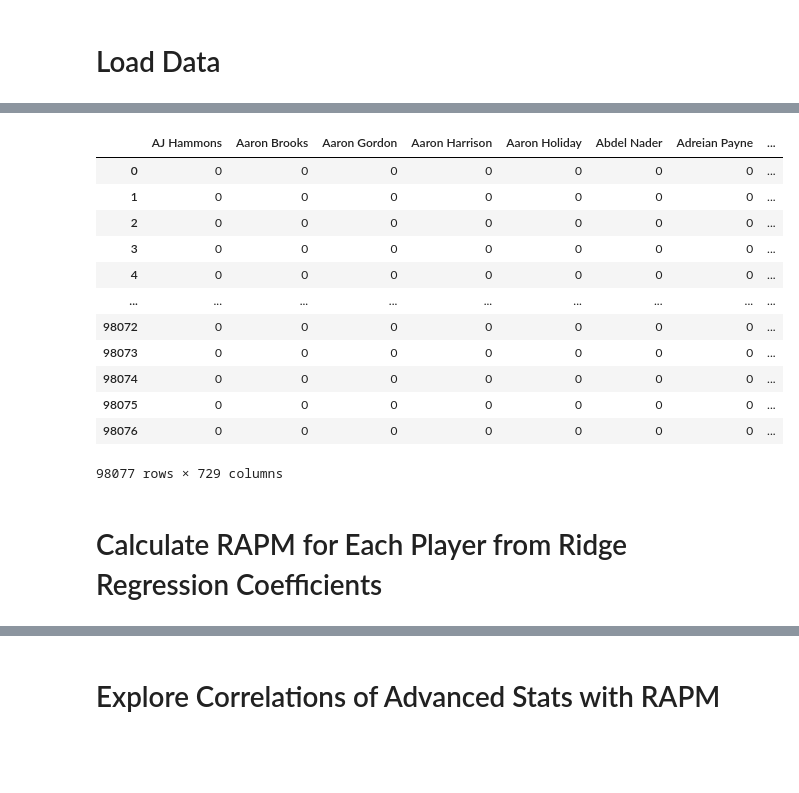
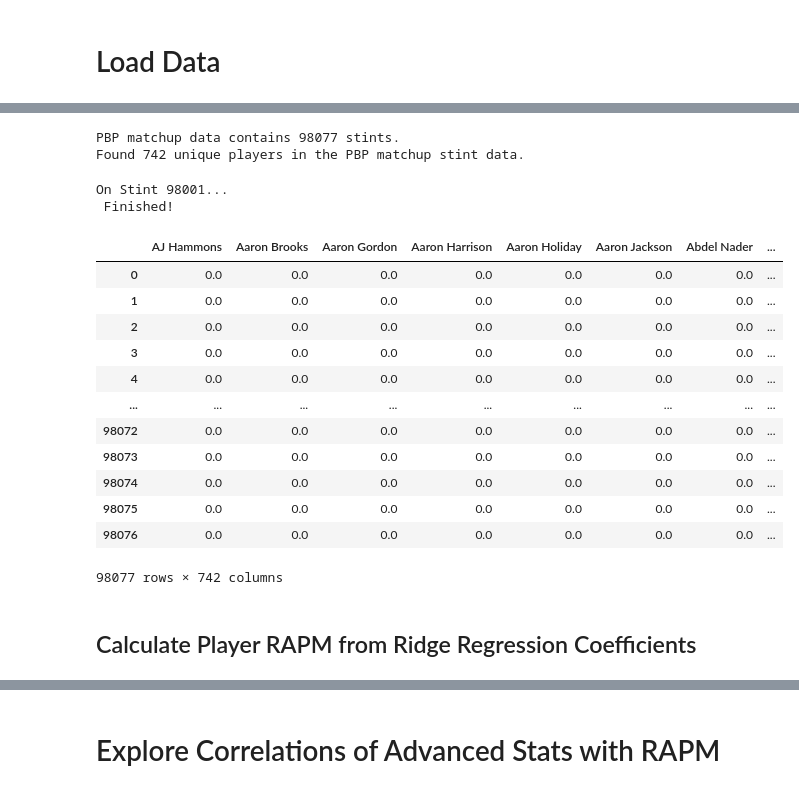
Before and after one commit to jecutter/nba-data-models, a Jupyter notebook: Data_Modeling/RAPM_Ridge_Regression.ipynb, the cells around one changed output, grey strips where cells are left out. Drawn from its saved outputs; the diff is of its cells as text; code cells hidden in the pictures; blank space fills up the shorter version.

```diff
--- a/Data_Modeling/RAPM_Ridge_Regression.ipynb
+++ b/Data_Modeling/RAPM_Ridge_Regression.ipynb
@@ -70,0 +189,4 @@ df
+# %%
+# Grab dataset containing plus-minus data for each matchup stint over all games
+df_stint = pd.read_csv('../NBA_Matchup_PlusMinus.csv', index_col=0)
+df_stint
@@ -121,20 +229,33 @@ On Stint 98001...
+# %%
+print('PBP matchup data contains', len(df_stint), 'stints.')
+df_stint_players = GetPlayerList(df_stint)
+print('Found', len(df_stint_players), 'unique players in the PBP matchup stint data.')
+f_players, f_dfp_ind, f_df_stint_ind = np.intersect1d(dfp_players, df_stint_players, return_indices=True)
+# %% [output]
+PBP matchup data contains 98077 stints.
+Found 742 unique players in the PBP matchup stint data.
+# %%
+rapm_matrix, matchup_pm_ph = GenerateMatchupMatrix(df_stint, df_stint_players)
+# %% [output]
+On Stint 98001...
+ Finished!
 # %%
-df_rapm = pd.DataFrame(rapm_matrix, columns=player_arr)
-df_rapm.to_csv('NBA_RAPM_Data.csv')
+df_rapm = pd.DataFrame(rapm_matrix, columns=df_stint_players)
+#df_rapm.to_csv('NBA_RAPM_Data.csv')
 df_rapm
 # %% [output]
-|  | AJ Hammons | Aaron Brooks | Aaron Gordon | Aaron Harrison | Aaron Holiday | Abdel Nader | Adreian Payne | ... |
-| 0 | 0 | 0 | 0 | 0 | 0 | 0 | 0 | ... |
-| 1 | 0 | 0 | 0 | 0 | 0 | 0 | 0 | ... |
-| 2 | 0 | 0 | 0 | 0 | 0 | 0 | 0 | ... |
-| 3 | 0 | 0 | 0 | 0 | 0 | 0 | 0 | ... |
-| 4 | 0 | 0 | 0 | 0 | 0 | 0 | 0 | ... |
+|  | AJ Hammons | Aaron Brooks | Aaron Gordon | Aaron Harrison | Aaron Holiday | Aaron Jackson | Abdel Nader | ... |
+| 0 | 0.0 | 0.0 | 0.0 | 0.0 | 0.0 | 0.0 | 0.0 | ... |
+| 1 | 0.0 | 0.0 | 0.0 | 0.0 | 0.0 | 0.0 | 0.0 | ... |
+| 2 | 0.0 | 0.0 | 0.0 | 0.0 | 0.0 | 0.0 | 0.0 | ... |
+| 3 | 0.0 | 0.0 | 0.0 | 0.0 | 0.0 | 0.0 | 0.0 | ... |
+| 4 | 0.0 | 0.0 | 0.0 | 0.0 | 0.0 | 0.0 | 0.0 | ... |
 | ... | ... | ... | ... | ... | ... | ... | ... | ... |
-| 98072 | 0 | 0 | 0 | 0 | 0 | 0 | 0 | ... |
-| 98073 | 0 | 0 | 0 | 0 | 0 | 0 | 0 | ... |
-| 98074 | 0 | 0 | 0 | 0 | 0 | 0 | 0 | ... |
-| 98075 | 0 | 0 | 0 | 0 | 0 | 0 | 0 | ... |
-| 98076 | 0 | 0 | 0 | 0 | 0 | 0 | 0 | ... |
+| 98072 | 0.0 | 0.0 | 0.0 | 0.0 | 0.0 | 0.0 | 0.0 | ... |
+| 98073 | 0.0 | 0.0 | 0.0 | 0.0 | 0.0 | 0.0 | 0.0 | ... |
+| 98074 | 0.0 | 0.0 | 0.0 | 0.0 | 0.0 | 0.0 | 0.0 | ... |
+| 98075 | 0.0 | 0.0 | 0.0 | 0.0 | 0.0 | 0.0 | 0.0 | ... |
+| 98076 | 0.0 | 0.0 | 0.0 | 0.0 | 0.0 | 0.0 | 0.0 | ... |
-98077 rows × 729 columns
+98077 rows × 742 columns
 # %% [markdown]
-# Calculate RAPM for Each Player from Ridge Regression Coefficients
+## Calculate Player RAPM from Ridge Regression Coefficients
```
Also changed, not shown: parts of 45 cells of this notebook, 7 other files.
